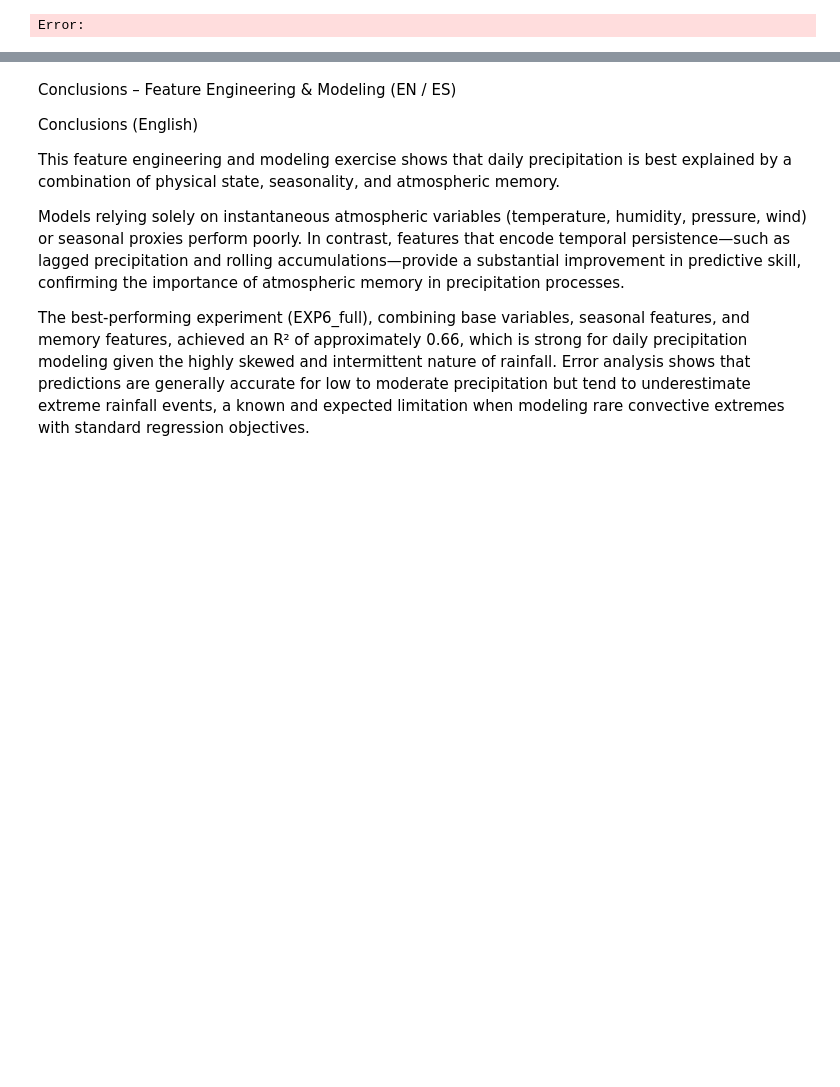
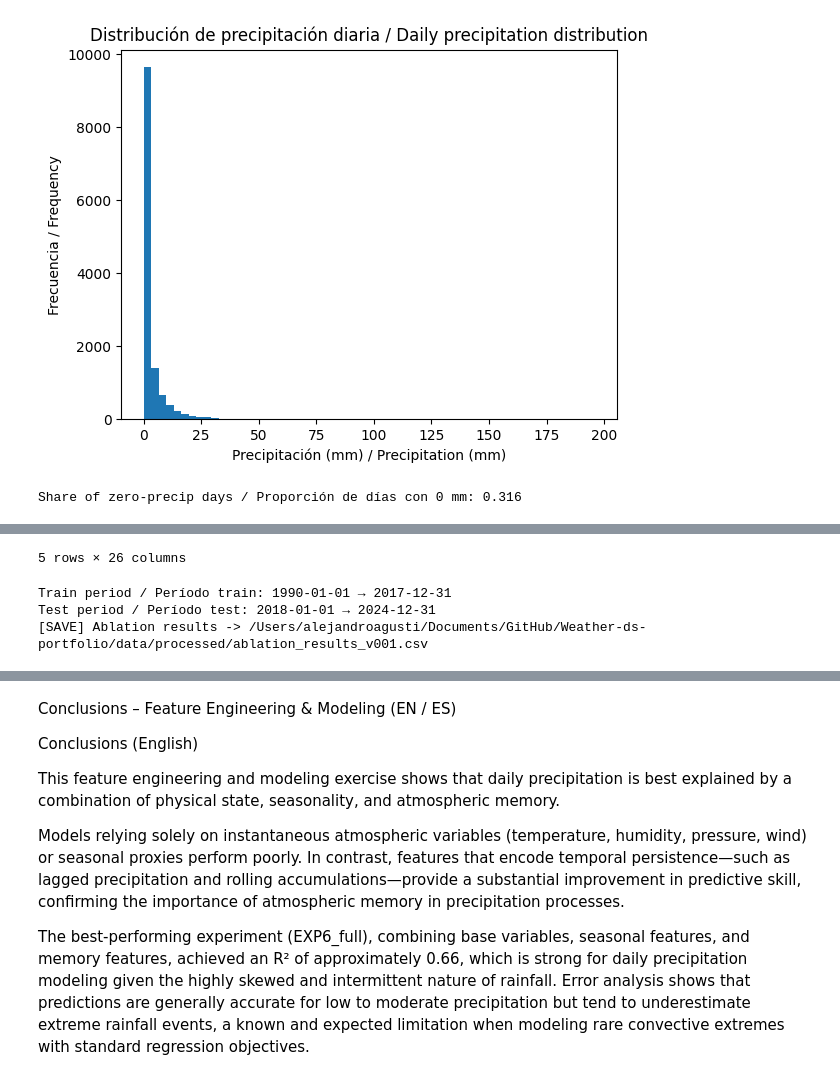
Before and after one commit to aleagusti/Weather-ds-portfolio, a Jupyter notebook: models/03_modeling.ipynb, the cells around one changed output, grey strips where cells are left out. Saved outputs shown, nothing was run; the diff lists cells and outputs as text; code cells hidden in the pictures; blank space fills up the shorter version.

```diff
--- a/models/03_modeling.ipynb
+++ b/models/03_modeling.ipynb
@@ -26,21 +26,28 @@ Outputs
 - data/processed/predictions_best_experiment.csv
 """
 
+# =================================
+# Path setup (project root import)
+# =================================
+import sys
+from pathlib import Path
+
+# Detect project root (repo root = folder that contains 'src')
+PROJECT_ROOT = next(
+    p for p in Path.cwd().resolve().parents
+    if (p / "src").exists()
+)
+
+sys.path.insert(0, str(PROJECT_ROOT))
+
 # %%
 # =========================
 # Imports
 # =========================
 
-import sys
-from pathlib import Path
 from __future__ import annotations
-
-
-
 from dataclasses import dataclass
-from pathlib import Path
 from typing import Dict, List, Tuple
-
 import numpy as np
 import pandas as pd
 import matplotlib.pyplot as plt
@@ -48,7 +55,6 @@ import matplotlib.pyplot as plt
 from sklearn.linear_model import LinearRegression, Ridge, Lasso
 from sklearn.ensemble import RandomForestRegressor
 from sklearn.metrics import mean_absolute_error, mean_squared_error, r2_score
-
 
 # Local feature engineering
 from src.features import (
@@ -58,14 +64,11 @@ from src.features import (
     ensure_sorted_by_date,
 )
 
-
 # %%
 # =========================
 # Config
 # =========================
 EXP_VERSION = "v001"
-PROJECT_ROOT = Path.cwd().parents[0]   # notebooks/ -> project root
-sys.path.append(str(PROJECT_ROOT))
 RAW_PATH = PROJECT_ROOT / "data" / "raw" / "open_meteo_miami_daily.csv"
 OUT_DIR = PROJECT_ROOT / "data" / "processed"
 OUT_DIR.mkdir(parents=True, exist_ok=True)
@@ -156,31 +159,32 @@ SEASONAL_FEATURES = [
 ]
 
 # Memory (C)
 MEMORY_FEATURES = [
     "precip_lag_1",
     "precip_lag_3",
     "precip_lag_7",
     "precip_roll_3",
     "precip_roll_7",
 ]
 
 
 # %%
 # =========================
 # Build feature-enriched master table
 # =========================
 
 # 1) Add base physical engineered features
 feat = build_base_features(raw)
 
 # 2) Add seasonal cyclical encoding
 feat = build_seasonal_features(feat)
 
 # 3) Add precipitation memory features (lags + rolling)
 feat = build_memory_features(feat)
 
 # Keep only numeric features + date + target for modeling convenience
 feat = ensure_sorted_by_date(feat, date_col=DATE_COL)
 feat.head()
 # %% [output]
+[figure, added]
-Error:
+Share of zero-precip days / Proporción de días con 0 mm: 0.316
@@ -187,3 +197,4 @@ Error:
+5 rows × 26 columns
 # %%
 # %%
 # =========================
@@ -426,6 +437,10 @@ results.sort_values(["RMSE", "MAE"]).head(10)
 results_path = OUT_DIR / f"ablation_results_{EXP_VERSION}.csv"
 results.to_csv(results_path, index=False)
 print(f"[SAVE] Ablation results -> {results_path}")
+# %% [output]
+Train period / Período train: 1990-01-01 → 2017-12-31
+Test period / Período test: 2018-01-01 → 2024-12-31
+[SAVE] Ablation results -> /Users/alejandroagusti/Documents/GitHub/Weather-ds-portfolio/data/processed/ablation_results_v001.csv
 # %%
 # %%
 # =========================
```
Also changed, not shown: parts of 6 cells of this notebook, 5 other files.
